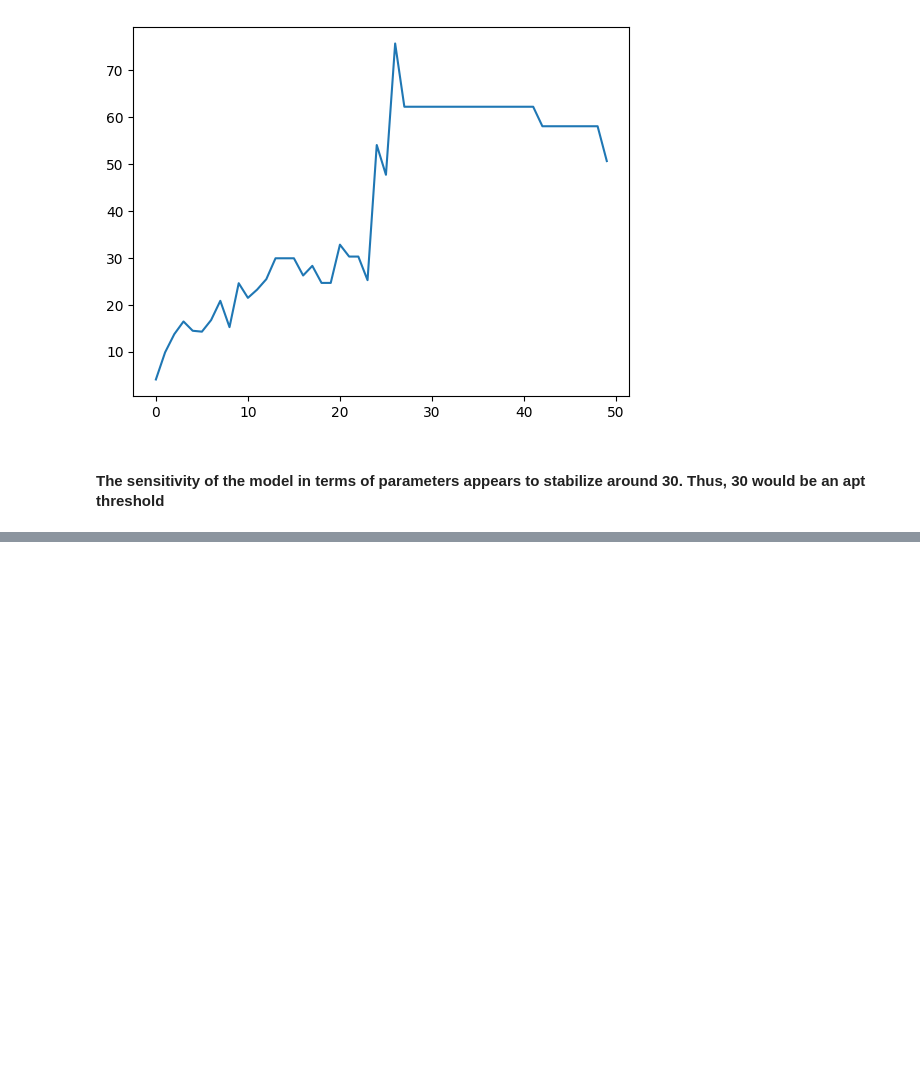
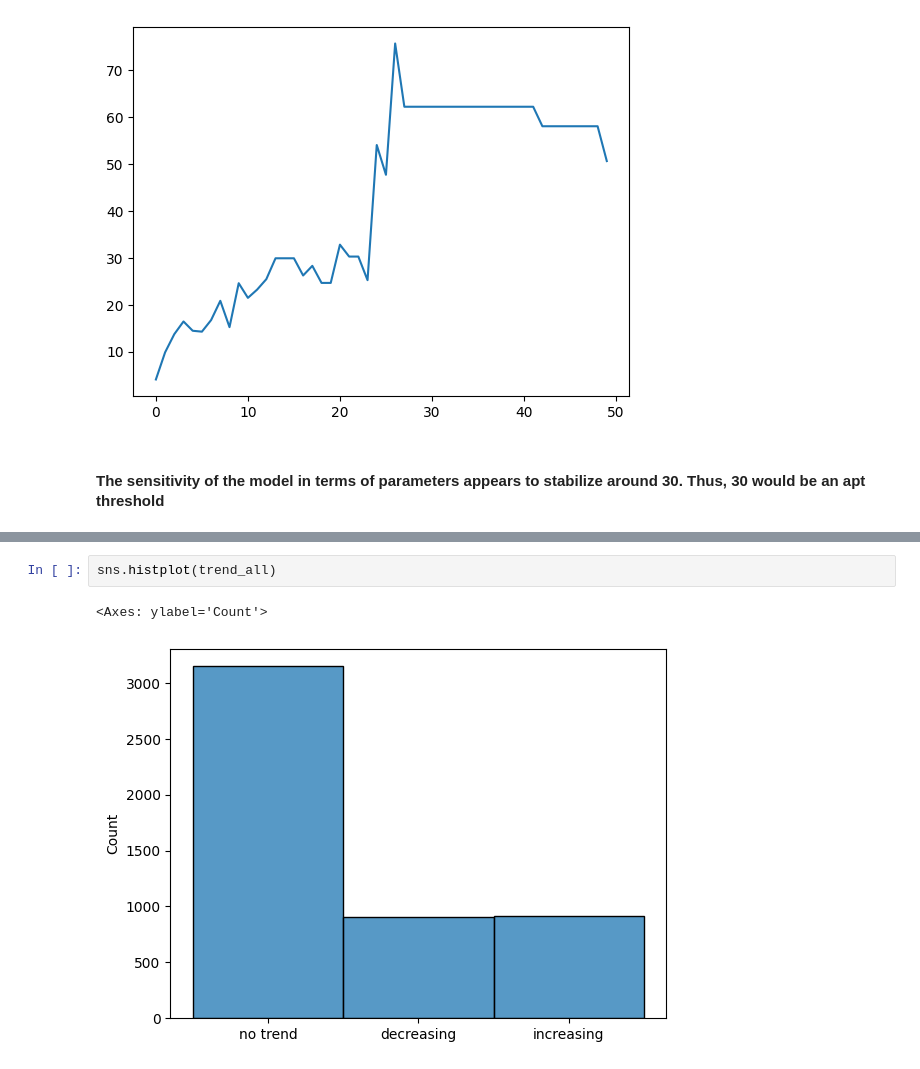
Before and after one commit to jtdocter27/Engineering-Probability---Statistics, a Jupyter notebook: R_project.ipynb, the cells around one changed output, grey strips where cells are left out. Cells and saved outputs as stored; diff of their text form; blank space fills up the shorter version.

```diff
--- a/R_project.ipynb
+++ b/R_project.ipynb
@@ -898,0 +963,5 @@ plt.plot(scale)
+# %%
+sns.histplot(trend_all)
+# %% [output]
+<Axes: ylabel='Count'>
+[figure, added]
```
Also changed, not shown: parts of 26 cells of this notebook, 1 other file.
